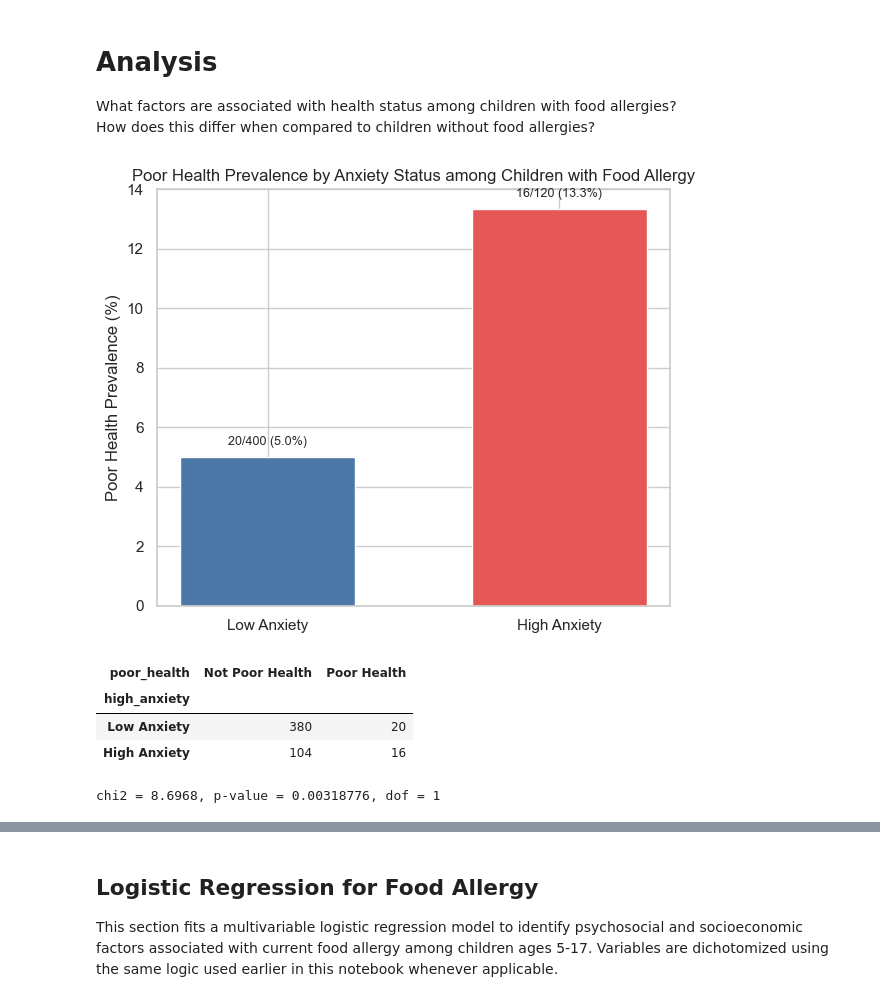
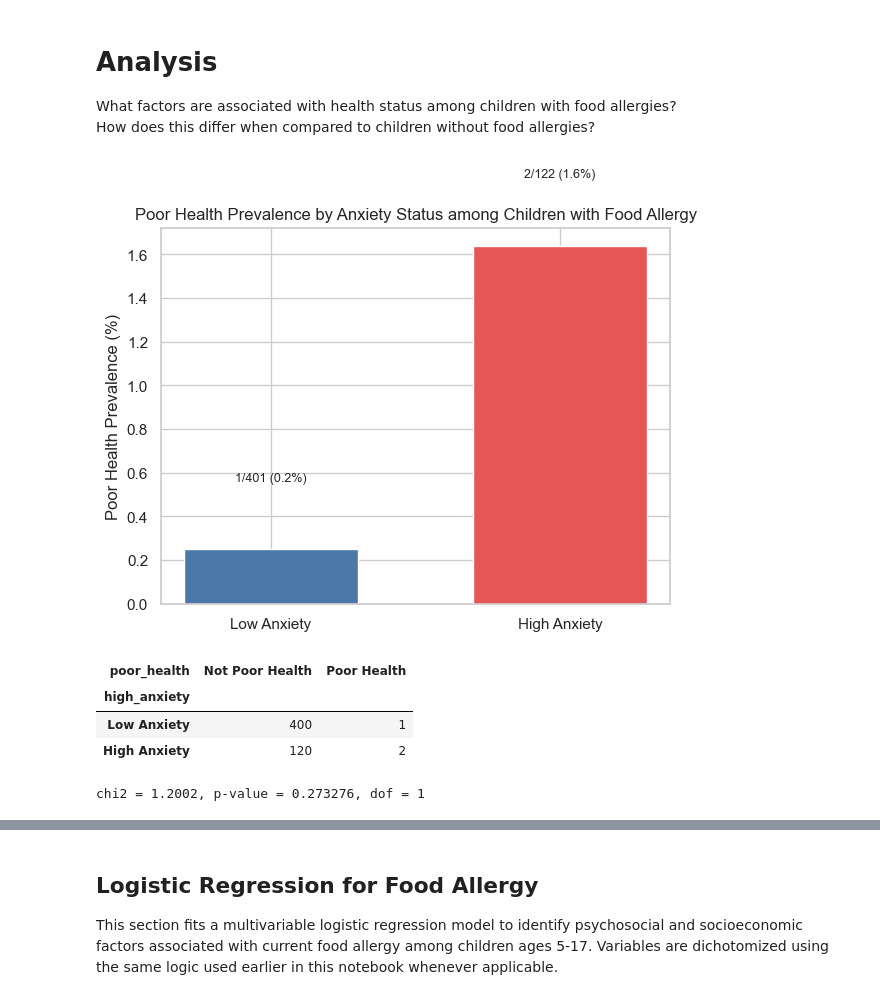
Before and after one commit to woochul152/Integrating_Populaiton_Health_Informatics, a Jupyter notebook: Child_Food_Allergy_Ver2.ipynb, the cells around one changed output, grey strips where cells are left out. Drawn from its saved outputs; the diff is of its cells as text; code cells hidden in the pictures.

```diff
--- a/Child_Food_Allergy_Ver2.ipynb
+++ b/Child_Food_Allergy_Ver2.ipynb
@@ -431,11 +431,11 @@ df["high_anxiety"] = np.where(
     np.where(anx.isin([3, 4, 5]), 0, np.nan)
 )
 
-# PHSTAT_C: 4 -> 1 (Poor Health), 1,2,3 -> 0, others -> NaN
+# PHSTAT_C: 5 -> 1 (Poor Health), 1,2,3,4 -> 0, others -> NaN
 ph = pd.to_numeric(df["PHSTAT_C"], errors="coerce")
 df["poor_health"] = np.where(
-    ph == 4, 1,
-    np.where(ph.isin([1, 2, 3]), 0, np.nan)
+    ph == 5, 1,
+    np.where(ph.isin([1, 2, 3, 4]), 0, np.nan)
 )
 
 # -----------------------------------
@@ -468,39 +468,39 @@ for i, grp in enumerate([0, 1]):
     tot = int(totals.loc[grp])
     pct = float(poor_pct.loc[grp])
     plt.text(
         bars[i].get_x() + bars[i].get_width() / 2,
         bars[i].get_height() + 0.3,
         f"{cnt:,}/{tot:,} ({pct:.1f}%)",
         ha="center",
         va="bottom",
         fontsize=9
     )
 
 plt.title("Poor Health Prevalence by Anxiety Status among Children with Food Allergy")
 plt.ylabel("Poor Health Prevalence (%)")
 plt.tight_layout()
 plt.show()
 
 # -----------------------------------
 # 4) Chi-square
 # -----------------------------------
 chi2, p, dof, exp = chi2_contingency(ct)
 
 display(
     ct.rename(
         index={0: "Low Anxiety", 1: "High Anxiety"},
         columns={0: "Not Poor Health", 1: "Poor Health"}
     )
 )
 
 print(f"chi2 = {chi2:.4f}, p-value = {p:.6g}, dof = {dof}")
 # %% [output]
-[figure, old version]
+[figure, new version]
 | poor_health | Not Poor Health | Poor Health |
 | high_anxiety |  |  |
-| Low Anxiety | 380 | 20 |
-| High Anxiety | 104 | 16 |
+| Low Anxiety | 400 | 1 |
+| High Anxiety | 120 | 2 |
-chi2 = 8.6968, p-value = 0.00318776, dof = 1
+chi2 = 1.2002, p-value = 0.273276, dof = 1
 # %%
 # -----------------------------------
 # 1) Base data: age 5-17, food allergy only
```
Also changed, not shown: parts of 7 cells of this notebook, 5 other files.
